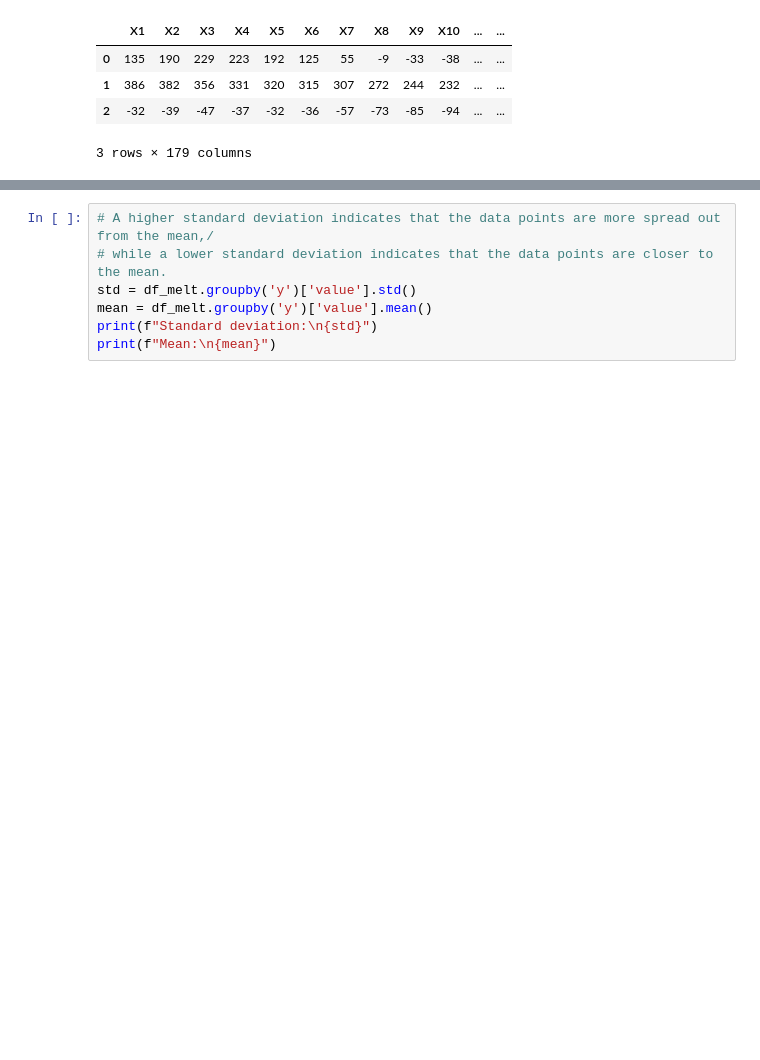
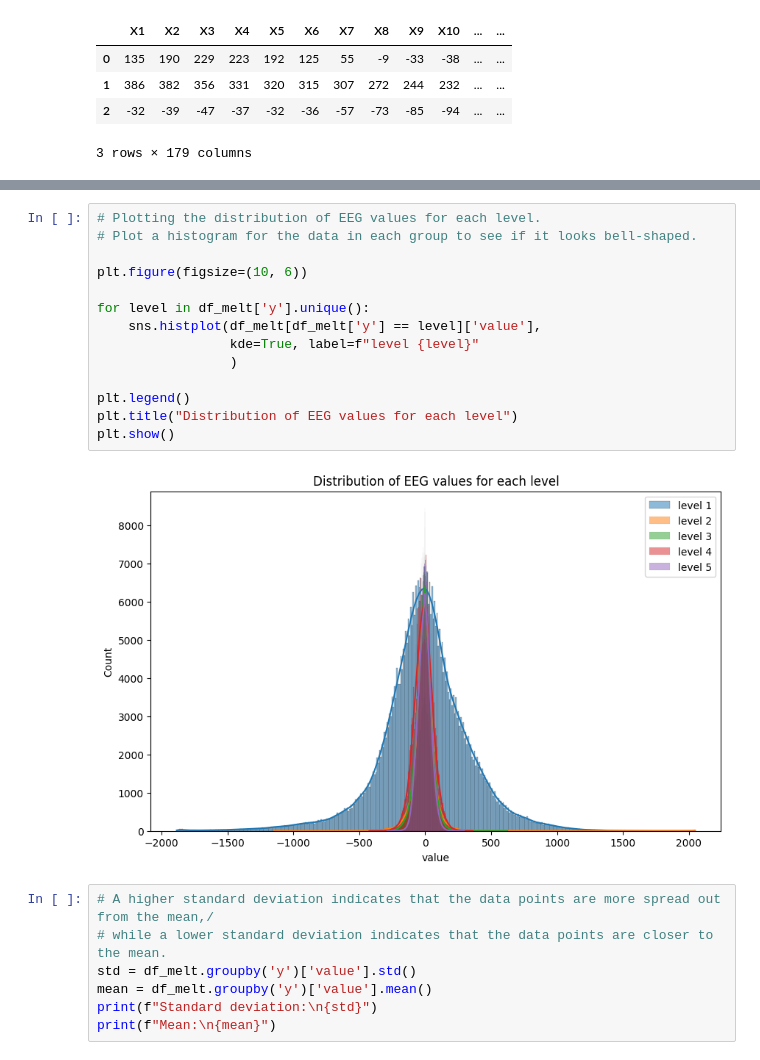
Before and after one commit to hoomanhanaei/DS_101, a Jupyter notebook: Assignment_01/Assignment_week_01.ipynb, the cells around one changed output, grey strips where cells are left out. Cells and saved outputs as stored; diff of their text form; blank space fills up the shorter version.

```diff
--- a/Assignment_01/Assignment_week_01.ipynb
+++ b/Assignment_01/Assignment_week_01.ipynb
@@ -864,3 +886,19 @@ dtype: object
+# %%
+# Plotting the distribution of EEG values for each level.
+# Plot a histogram for the data in each group to see if it looks bell-shaped.
+
+plt.figure(figsize=(10, 6))
+
+for level in df_melt['y'].unique():
+    sns.histplot(df_melt[df_melt['y'] == level]['value'],
+                 kde=True, label=f"level {level}"
+                 )
+
+plt.legend()
+plt.title("Distribution of EEG values for each level")
+plt.show()
+# %% [output]
+[figure, added]
 # %%
 # A higher standard deviation indicates that the data points are more spread out from the mean,/
 # while a lower standard deviation indicates that the data points are closer to the mean.
```
Also changed, not shown: parts of 6 cells of this notebook.
